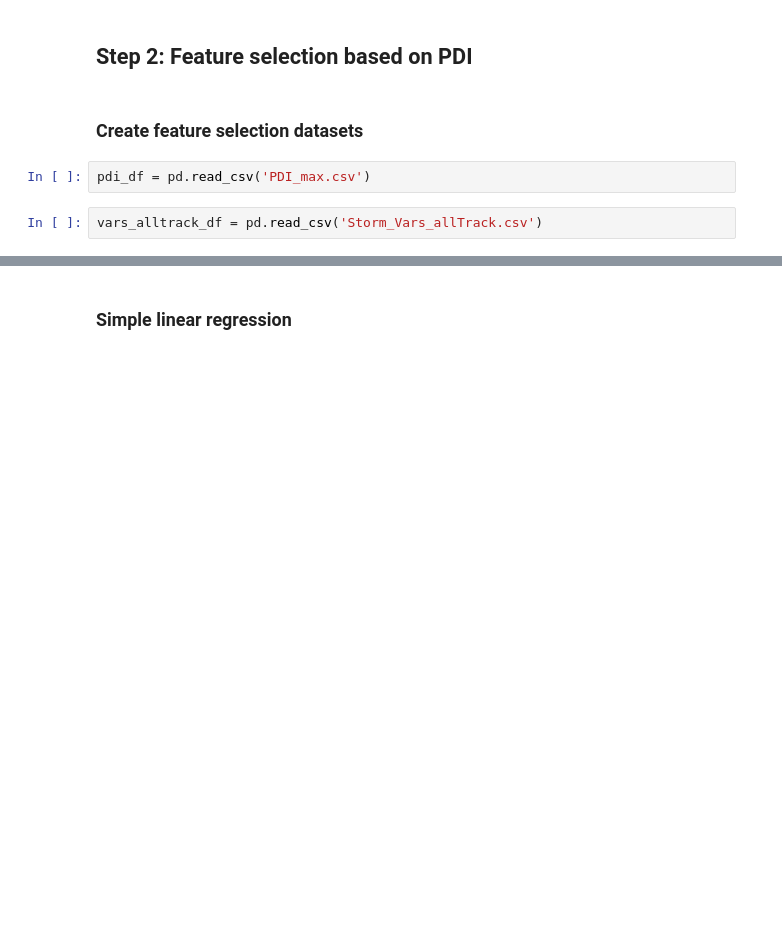
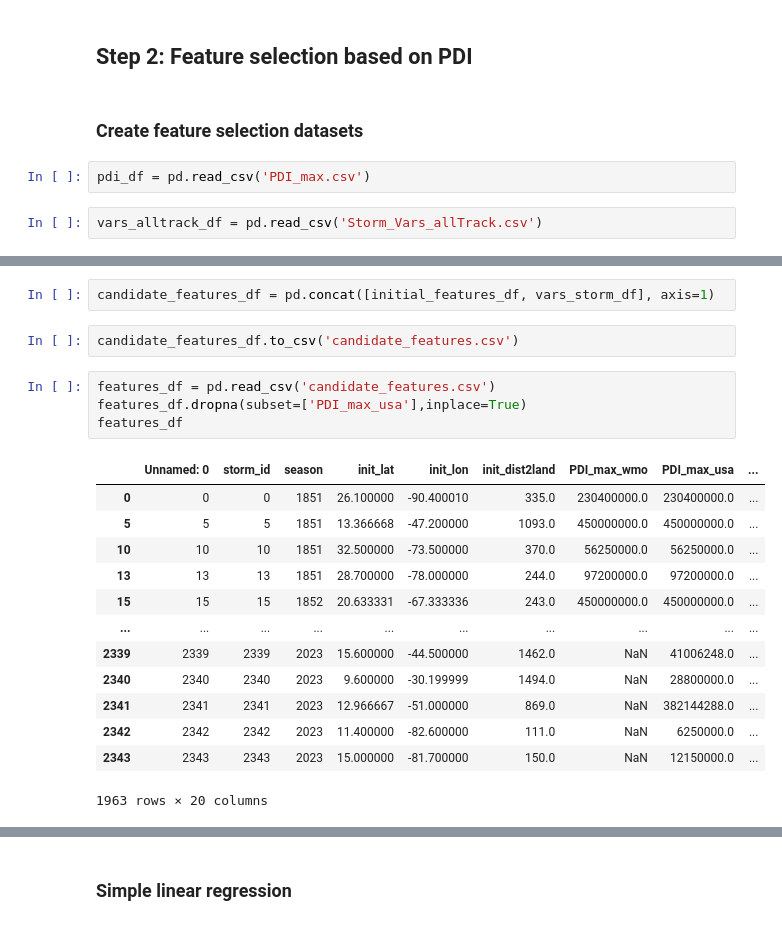
Before and after one commit to catlyu/climate_prediction_project1, a Jupyter notebook: Project1_final_code.ipynb, the cells around one changed output, grey strips where cells are left out. Drawn from its saved outputs; the diff is of its cells as text; blank space fills up the shorter version.

```diff
--- a/Project1_final_code.ipynb
+++ b/Project1_final_code.ipynb
@@ -41,0 +140,22 @@ vars_storms_df = pd.read_csv('Storm_Vars_Storm.csv')
+# %%
+candidate_features_df = pd.concat([initial_features_df, vars_storm_df], axis=1)
+# %%
+candidate_features_df.to_csv('candidate_features.csv')
+# %%
+features_df = pd.read_csv('candidate_features.csv')
+features_df.dropna(subset=['PDI_max_usa'],inplace=True)
+features_df
+# %% [output]
+|  | Unnamed: 0 | storm_id | season | init_lat | init_lon | init_dist2land | PDI_max_wmo | PDI_max_usa | ... |
+| 0 | 0 | 0 | 1851 | 26.100000 | -90.400010 | 335.0 | 230400000.0 | 230400000.0 | ... |
+| 5 | 5 | 5 | 1851 | 13.366668 | -47.200000 | 1093.0 | 450000000.0 | 450000000.0 | ... |
+| 10 | 10 | 10 | 1851 | 32.500000 | -73.500000 | 370.0 | 56250000.0 | 56250000.0 | ... |
+| 13 | 13 | 13 | 1851 | 28.700000 | -78.000000 | 244.0 | 97200000.0 | 97200000.0 | ... |
+| 15 | 15 | 15 | 1852 | 20.633331 | -67.333336 | 243.0 | 450000000.0 | 450000000.0 | ... |
+| ... | ... | ... | ... | ... | ... | ... | ... | ... | ... |
+| 2339 | 2339 | 2339 | 2023 | 15.600000 | -44.500000 | 1462.0 | NaN | 41006248.0 | ... |
+| 2340 | 2340 | 2340 | 2023 | 9.600000 | -30.199999 | 1494.0 | NaN | 28800000.0 | ... |
+| 2341 | 2341 | 2341 | 2023 | 12.966667 | -51.000000 | 869.0 | NaN | 382144288.0 | ... |
+| 2342 | 2342 | 2342 | 2023 | 11.400000 | -82.600000 | 111.0 | NaN | 6250000.0 | ... |
+| 2343 | 2343 | 2343 | 2023 | 15.000000 | -81.700000 | 150.0 | NaN | 12150000.0 | ... |
+1963 rows × 20 columns
```
Also changed, not shown: parts of 26 cells of this notebook, 2 other files.
